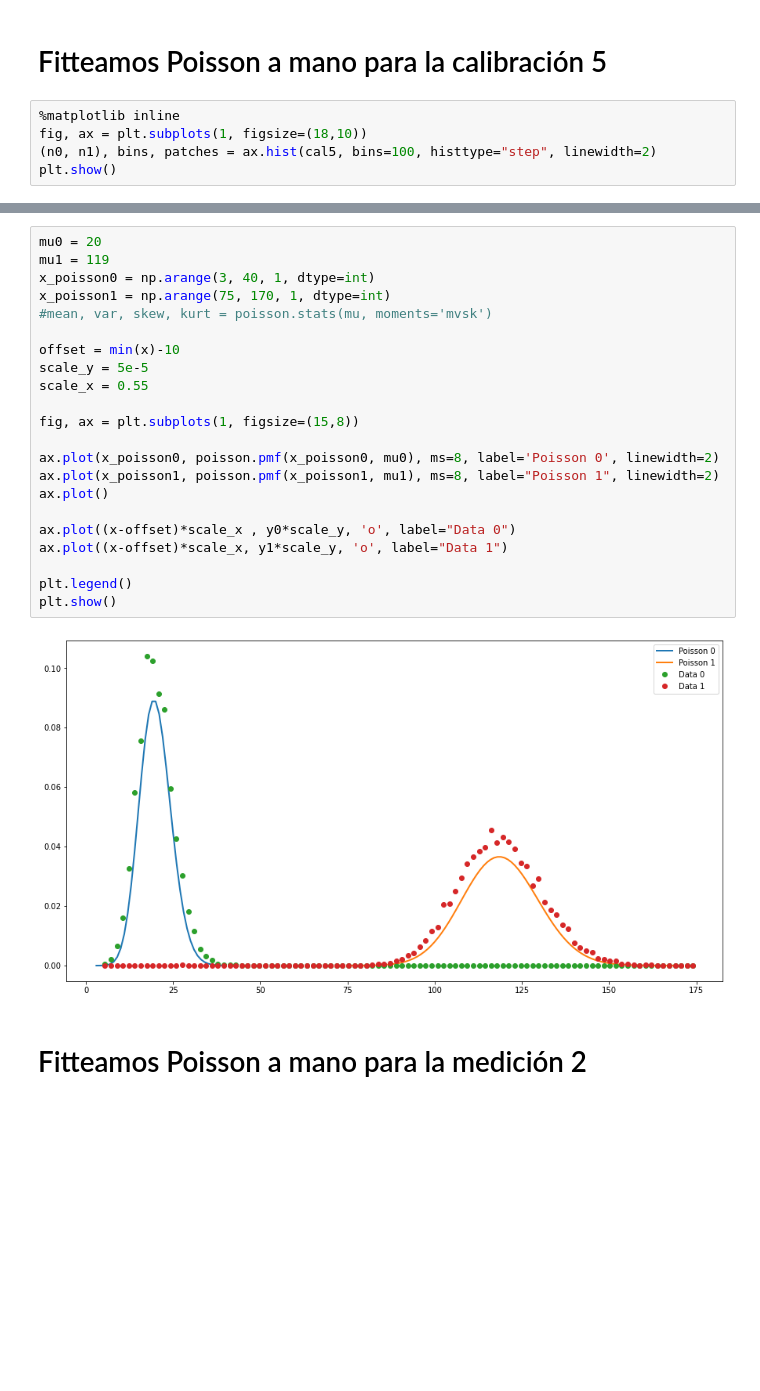
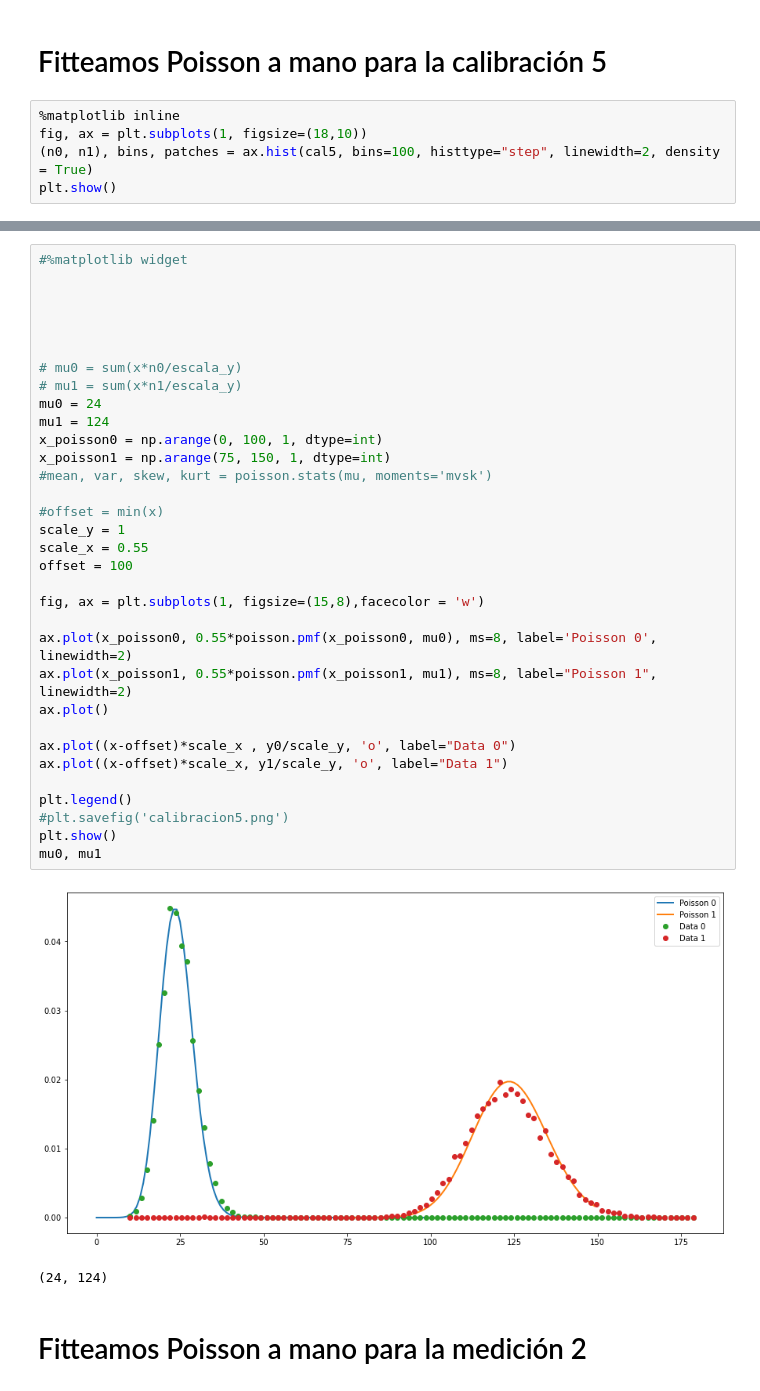
Before and after one commit to tdinapoli/labo-4, a Jupyter notebook: practica_especial/calibracion.ipynb, the cells around one changed output, grey strips where cells are left out. Drawn from its saved outputs; the diff is of its cells as text; blank space fills up the shorter version.

```diff
--- a/practica_especial/calibracion.ipynb
+++ b/practica_especial/calibracion.ipynb
@@ -47,6 +47,6 @@ def poisson_mio(datos, lmb):
 # %%
 %matplotlib inline
 fig, ax = plt.subplots(1, figsize=(18,10))
-(n0, n1), bins, patches = ax.hist(cal5, bins=100, histtype="step", linewidth=2)
+(n0, n1), bins, patches = ax.hist(cal5, bins=100, histtype="step", linewidth=2, density = True)
 plt.show()
 # %% [output]
@@ -87,27 +75,39 @@ plt.show()
 # %%
-mu0 = 20
-mu1 = 119
-x_poisson0 = np.arange(3, 40, 1, dtype=int)
-x_poisson1 = np.arange(75, 170, 1, dtype=int)
+#%matplotlib widget
+
+
+
+
+
+# mu0 = sum(x*n0/escala_y)
+# mu1 = sum(x*n1/escala_y)
+mu0 = 24
+mu1 = 124
+x_poisson0 = np.arange(0, 100, 1, dtype=int)
+x_poisson1 = np.arange(75, 150, 1, dtype=int)
 #mean, var, skew, kurt = poisson.stats(mu, moments='mvsk')
 
-offset = min(x)-10
-scale_y = 5e-5
+#offset = min(x)
+scale_y = 1
 scale_x = 0.55
+offset = 100
 
-fig, ax = plt.subplots(1, figsize=(15,8))
+fig, ax = plt.subplots(1, figsize=(15,8),facecolor = 'w')
 
-ax.plot(x_poisson0, poisson.pmf(x_poisson0, mu0), ms=8, label='Poisson 0', linewidth=2)
-ax.plot(x_poisson1, poisson.pmf(x_poisson1, mu1), ms=8, label="Poisson 1", linewidth=2)
+ax.plot(x_poisson0, 0.55*poisson.pmf(x_poisson0, mu0), ms=8, label='Poisson 0', linewidth=2)
+ax.plot(x_poisson1, 0.55*poisson.pmf(x_poisson1, mu1), ms=8, label="Poisson 1", linewidth=2)
 ax.plot()
 
-ax.plot((x-offset)*scale_x , y0*scale_y, 'o', label="Data 0")
-ax.plot((x-offset)*scale_x, y1*scale_y, 'o', label="Data 1")
+ax.plot((x-offset)*scale_x , y0/scale_y, 'o', label="Data 0")
+ax.plot((x-offset)*scale_x, y1/scale_y, 'o', label="Data 1")
 
 plt.legend()
+#plt.savefig('calibracion5.png')
 plt.show()
+mu0, mu1
 # %% [output]
-[figure, old version]
+[figure, new version]
+(24, 124)
 # %% [markdown]
 # Fitteamos Poisson a mano para la medición 2
 # %%
```
Also changed, not shown: parts of 15 cells of this notebook.
